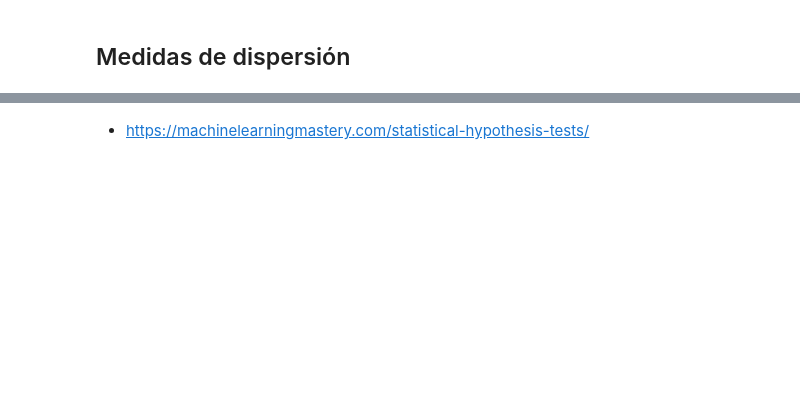
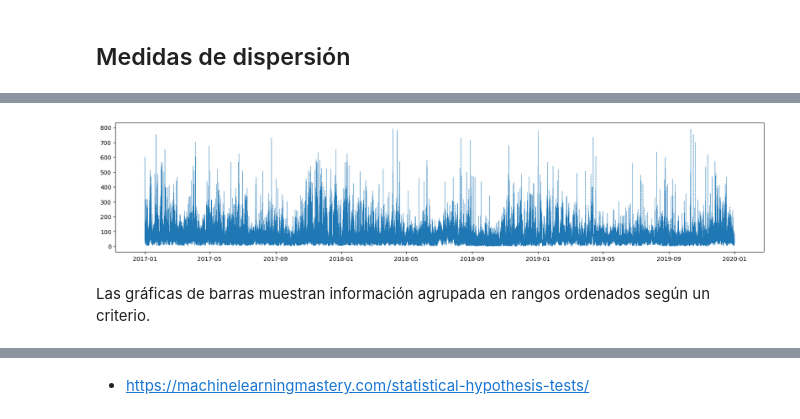
Before and after one commit to albertobenavides/aprendizaje_autom, a Jupyter notebook: caps/2_estadisticos.ipynb, the cells around one changed output, grey strips where cells are left out. Cells and saved outputs as stored; diff of their text form; code cells hidden in the pictures; blank space fills up the shorter version.

```diff
--- a/caps/2_estadisticos.ipynb
+++ b/caps/2_estadisticos.ipynb
@@ -256,0 +481,4 @@ statistics.fmean(df_pm10.value.dropna())
+# %%
+df_pm10_dropna.sort_values('timestamp', inplace=True)
+df_pm10_dropna.reset_index(inplace=True, drop=True)
+df_pm10_dropna
@@ -256,0 +503,11 @@ statistics.fmean(df_pm10.value.dropna())
+# %%
+plt.figure(figsize = (20, 4)) # figura con tamaño horizontal en 20 y vertical 4
+plt.plot(df_pm10_dropna.timestamp, df_pm10_dropna.value,
+    linestyle = 'dashed',
+    linewidth = 0.5 # Ancho de línea
+)
+plt.show()
+# %% [output]
+[figure, added]
+# %% [markdown]
+Las gráficas de barras muestran información agrupada en rangos ordenados según un criterio.
```
Also changed, not shown: parts of 66 cells of this notebook, 2 other files.
